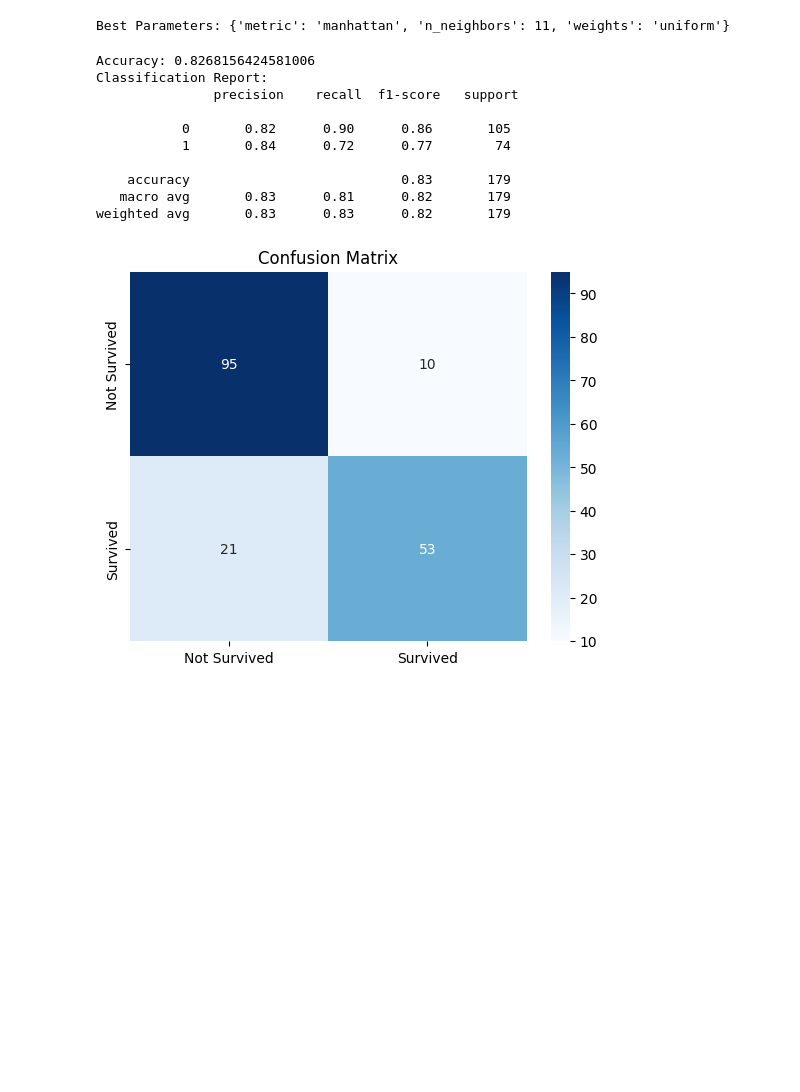
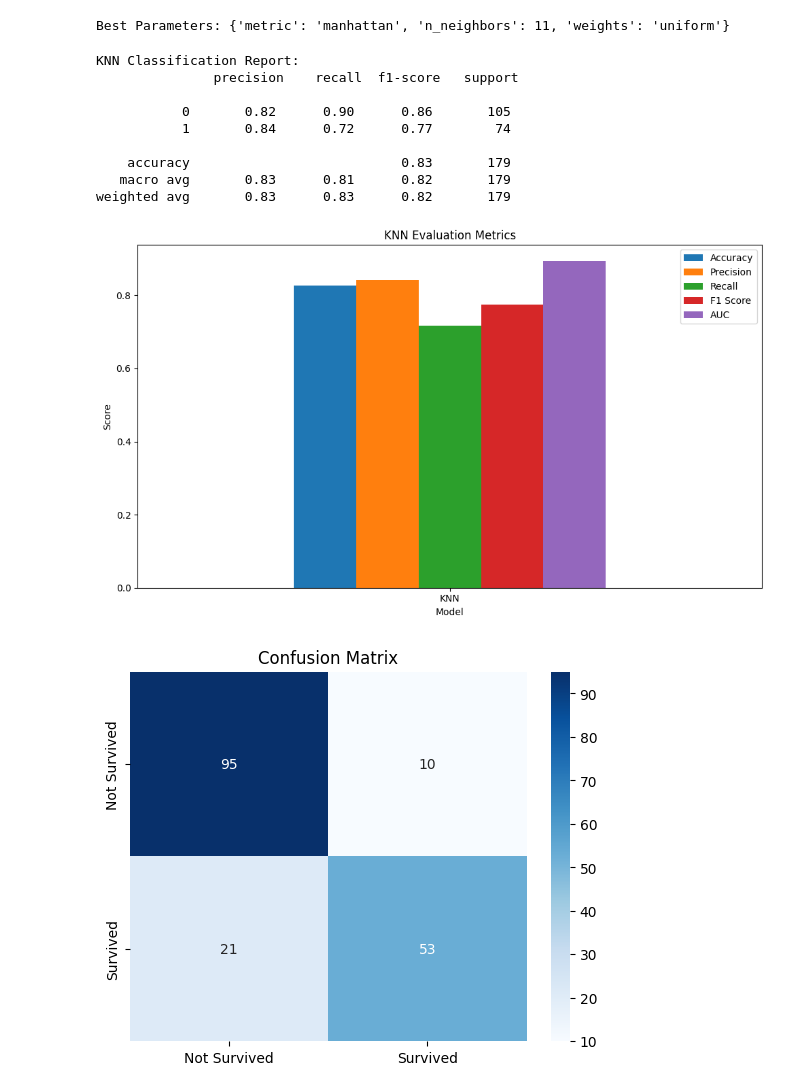
Before and after one commit to 210124cse-jpg/ML-LAB, a Jupyter notebook: 210124_KNN.ipynb, the cells around one changed output. Cells and saved outputs as stored; diff of their text form; code cells hidden in the pictures; blank space fills up the shorter version.

```diff
--- a/210124_KNN.ipynb
+++ b/210124_KNN.ipynb
@@ -104,27 +104,46 @@ print("Best Parameters:", grid_search.best_params_)
 best_knn = grid_search.best_estimator_
 # %% [output]
 Best Parameters: {'metric': 'manhattan', 'n_neighbors': 11, 'weights': 'uniform'}
-# %%
-# Import necessary metrics for evaluation
-from sklearn.metrics import accuracy_score, classification_report
-
-y_pred = best_knn.predict(X_test_scaled)
-
-accuracy = accuracy_score(y_test, y_pred)
-print(f"Accuracy: {accuracy}")
-
-print("Classification Report:\n", classification_report(y_test, y_pred))
-# %% [output]
-Accuracy: 0.8268156424581006
-Classification Report:
-               precision    recall  f1-score   support
-
-           0       0.82      0.90      0.86       105
-           1       0.84      0.72      0.77        74
-
-    accuracy                           0.83       179
-   macro avg       0.83      0.81      0.82       179
-weighted avg       0.83      0.83      0.82       179
+# %%
+# Import necessary metrics for evaluation
+from sklearn.metrics import accuracy_score, precision_score, recall_score, f1_score, roc_auc_score, classification_report
+import matplotlib.pyplot as plt
+
+y_pred_knn = best_knn.predict(X_test_scaled)
+
+knn_accuracy = accuracy_score(y_test, y_pred_knn)
+knn_precision = precision_score(y_test, y_pred_knn)
+knn_recall = recall_score(y_test, y_pred_knn)
+knn_f1 = f1_score(y_test, y_pred_knn)
+
+knn_auc = roc_auc_score(y_test, best_knn.predict_proba(X_test_scaled)[:, 1])
+
+print("KNN Classification Report:\n", classification_report(y_test, y_pred_knn))
+
+metrics = ['Accuracy', 'Precision', 'Recall', 'F1 Score', 'AUC']
+knn_metrics = [knn_accuracy, knn_precision, knn_recall, knn_f1, knn_auc]
+
+import pandas as pd
+metrics_df = pd.DataFrame([knn_metrics], columns=metrics, index=['KNN'])
+
+metrics_df.plot(kind='bar', figsize=(10, 6))
+plt.title('KNN Evaluation Metrics')
+plt.ylabel('Score')
+plt.xlabel('Model')
+plt.xticks(rotation=0)
+plt.tight_layout()
+plt.show()
+# %% [output]
+KNN Classification Report:
+               precision    recall  f1-score   support
+
+           0       0.82      0.90      0.86       105
+           1       0.84      0.72      0.77        74
+
+    accuracy                           0.83       179
+   macro avg       0.83      0.81      0.82       179
+weighted avg       0.83      0.83      0.82       179
+[figure, added]
 # %%
 # Import confusion_matrix and seaborn for visualization
 from sklearn.metrics import confusion_matrix
```
